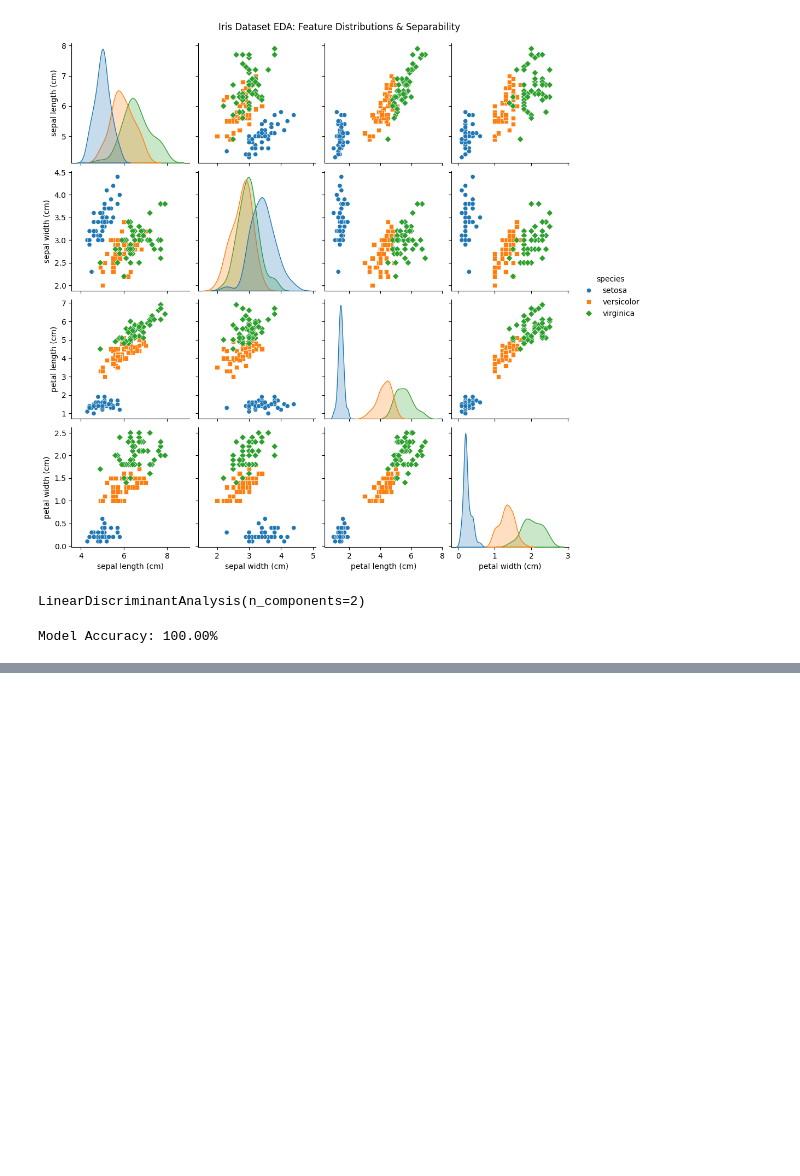
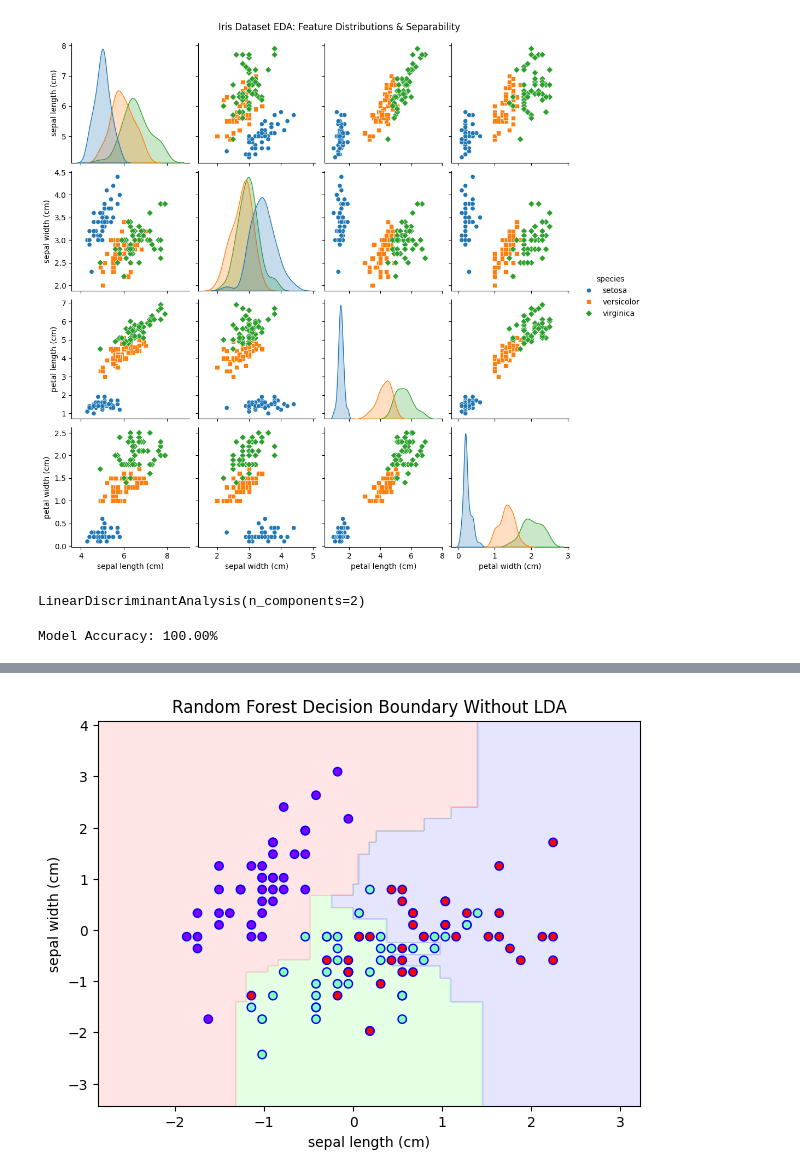
Before and after one commit to malik09-teach/batch-01, a Jupyter notebook: classification/LDA.ipynb, the cells around one changed output, grey strips where cells are left out. Drawn from its saved outputs; the diff is of its cells as text; code cells hidden in the pictures; blank space fills up the shorter version.

```diff
--- a/classification/LDA.ipynb
+++ b/classification/LDA.ipynb
@@ -63,0 +82,8 @@ print(f"Probability Scores: Setosa ({predicted_probabilities[0]:.4f}), "
+# %%
+sc = StandardScaler()
+X_scaled = sc.fit_transform(X)
+
+le = LabelEncoder()
+y_encoded = le.fit_transform(y)
+
+X_train, X_test, y_train, y_test = train_test_split(X_scaled, y_encoded, test_size=0.2, random_state=42)
@@ -63,0 +101,24 @@ print(f"Probability Scores: Setosa ({predicted_probabilities[0]:.4f}), "
+# %%
+X_train_2D = X_train[:, :2]
+
+rf_without_lda = RandomForestClassifier(max_depth=2, random_state=0)
+rf_without_lda.fit(X_train_2D, y_train)
+
+x_min, x_max = X_train_2D[:,0].min() - 1, X_train_2D[:,0].max() + 1
+y_min, y_max = X_train_2D[:,1].min() - 1, X_train_2D[:,1].max() + 1
+xx, yy = np.meshgrid(np.arange(x_min, x_max, 0.02),
+                     np.arange(y_min, y_max, 0.02))
+
+Z = rf_without_lda.predict(np.c_[xx.ravel(), yy.ravel()])
+Z = Z.reshape(xx.shape)
+cmap_light = ListedColormap(['#FFAAAA', '#AAFFAA', '#AAAAFF'])
+
+plt.figure(figsize=(7,5))
+plt.contourf(xx, yy, Z, alpha=0.3, cmap=cmap_light)
+plt.scatter(X_train_2D[:,0], X_train_2D[:,1], c=y_train, cmap='rainbow', edgecolors='b')
+plt.xlabel(iris.feature_names[0])
+plt.ylabel(iris.feature_names[1])
+plt.title('Random Forest Decision Boundary Without LDA')
+plt.show()
+# %% [output]
+[figure, added]
```
Also changed, not shown: parts of 5 cells of this notebook.
